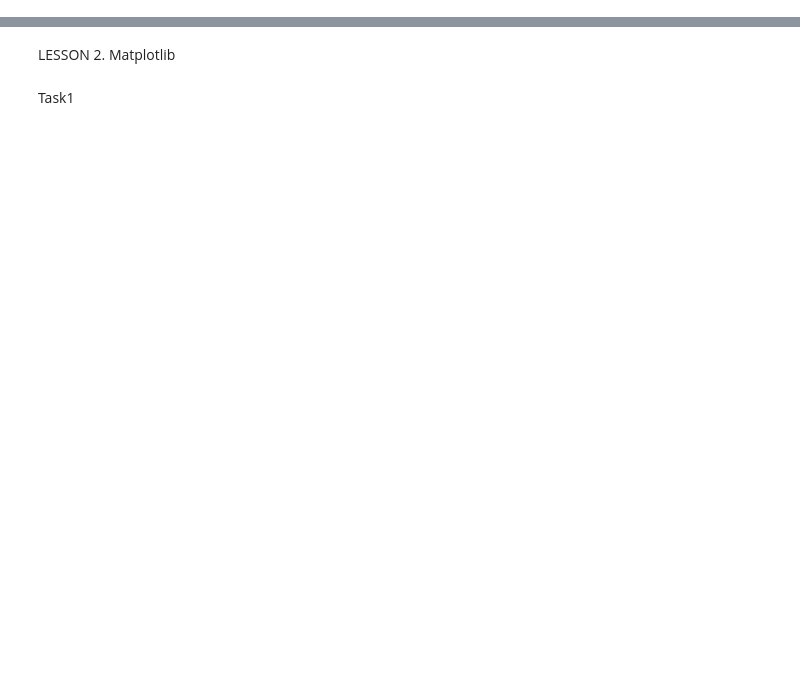
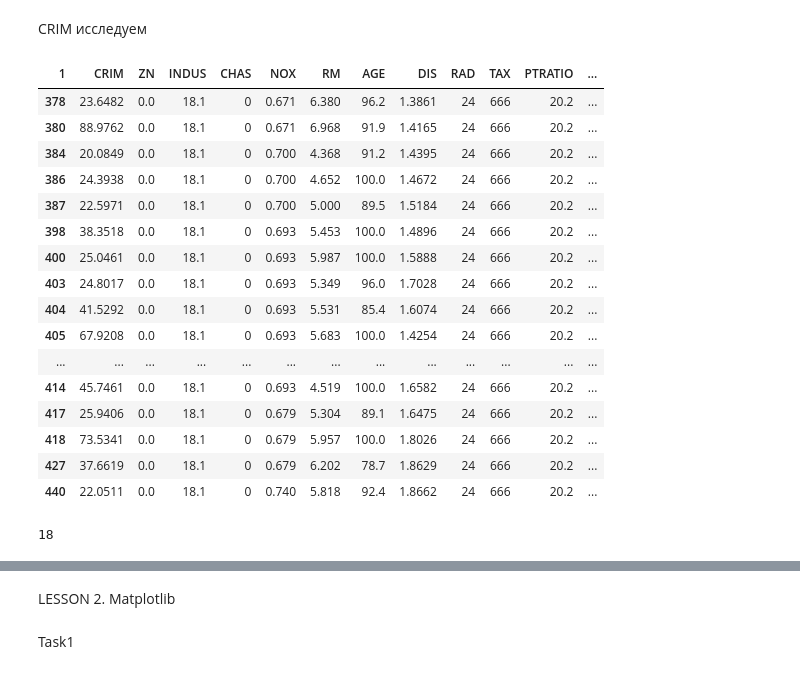
Before and after one commit to AndreyLFR/Library_np_pd, a Jupyter notebook: lesson_Numpy_Pandas.ipynb, the cells around one changed output, grey strips where cells are left out. Saved outputs shown, nothing was run; the diff lists cells and outputs as text; code cells hidden in the pictures; blank space fills up the shorter version.

```diff
--- a/lesson_Numpy_Pandas.ipynb
+++ b/lesson_Numpy_Pandas.ipynb
@@ -2,0 +15,6 @@
+# %%
+df = pd.read_csv("/content/sample_data/boston_house_prices.csv", header=None)
+df.columns = df.iloc[1]
+df = df.drop(df.index[:2])
+df.reset_index(drop=True, inplace=True)
+df.info()
@@ -2,0 +69,4 @@
+# %%
+df[['CHAS', 'RAD', 'TAX']] = df[['CHAS', 'RAD', 'TAX']].astype('int64')
+df[['CRIM', 'ZN', 'INDUS', 'NOX', 'RM', 'AGE', 'DIS', 'PTRATIO', 'B', 'LSTAT', 'MEDV']] = df[['CRIM', 'ZN', 'INDUS', 'NOX', 'RM', 'AGE', 'DIS', 'PTRATIO', 'B', 'LSTAT', 'MEDV']].astype('float64')
+df.info()
@@ -2,0 +186,26 @@
+# %% [markdown]
+CRIM исследуем
+# %%
+df[df['CRIM']>20]
+# %% [output]
+| 1 | CRIM | ZN | INDUS | CHAS | NOX | RM | AGE | DIS | RAD | TAX | PTRATIO | ... |
+| 378 | 23.6482 | 0.0 | 18.1 | 0 | 0.671 | 6.380 | 96.2 | 1.3861 | 24 | 666 | 20.2 | ... |
+| 380 | 88.9762 | 0.0 | 18.1 | 0 | 0.671 | 6.968 | 91.9 | 1.4165 | 24 | 666 | 20.2 | ... |
+| 384 | 20.0849 | 0.0 | 18.1 | 0 | 0.700 | 4.368 | 91.2 | 1.4395 | 24 | 666 | 20.2 | ... |
+| 386 | 24.3938 | 0.0 | 18.1 | 0 | 0.700 | 4.652 | 100.0 | 1.4672 | 24 | 666 | 20.2 | ... |
+| 387 | 22.5971 | 0.0 | 18.1 | 0 | 0.700 | 5.000 | 89.5 | 1.5184 | 24 | 666 | 20.2 | ... |
+| 398 | 38.3518 | 0.0 | 18.1 | 0 | 0.693 | 5.453 | 100.0 | 1.4896 | 24 | 666 | 20.2 | ... |
+| 400 | 25.0461 | 0.0 | 18.1 | 0 | 0.693 | 5.987 | 100.0 | 1.5888 | 24 | 666 | 20.2 | ... |
+| 403 | 24.8017 | 0.0 | 18.1 | 0 | 0.693 | 5.349 | 96.0 | 1.7028 | 24 | 666 | 20.2 | ... |
+| 404 | 41.5292 | 0.0 | 18.1 | 0 | 0.693 | 5.531 | 85.4 | 1.6074 | 24 | 666 | 20.2 | ... |
+| 405 | 67.9208 | 0.0 | 18.1 | 0 | 0.693 | 5.683 | 100.0 | 1.4254 | 24 | 666 | 20.2 | ... |
+| ... | ... | ... | ... | ... | ... | ... | ... | ... | ... | ... | ... | ... |
+| 414 | 45.7461 | 0.0 | 18.1 | 0 | 0.693 | 4.519 | 100.0 | 1.6582 | 24 | 666 | 20.2 | ... |
+| 417 | 25.9406 | 0.0 | 18.1 | 0 | 0.679 | 5.304 | 89.1 | 1.6475 | 24 | 666 | 20.2 | ... |
+| 418 | 73.5341 | 0.0 | 18.1 | 0 | 0.679 | 5.957 | 100.0 | 1.8026 | 24 | 666 | 20.2 | ... |
+| 427 | 37.6619 | 0.0 | 18.1 | 0 | 0.679 | 6.202 | 78.7 | 1.8629 | 24 | 666 | 20.2 | ... |
+| 440 | 22.0511 | 0.0 | 18.1 | 0 | 0.740 | 5.818 | 92.4 | 1.8662 | 24 | 666 | 20.2 | ... |
+# %%
+len(df[df['CRIM']>20])
+# %% [output]
+18
```
Also changed, not shown: parts of 25 cells of this notebook.
